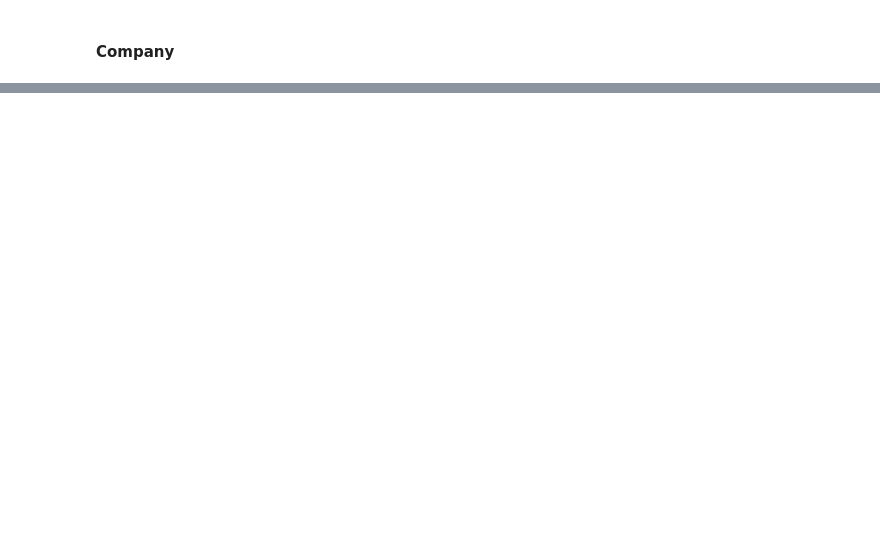
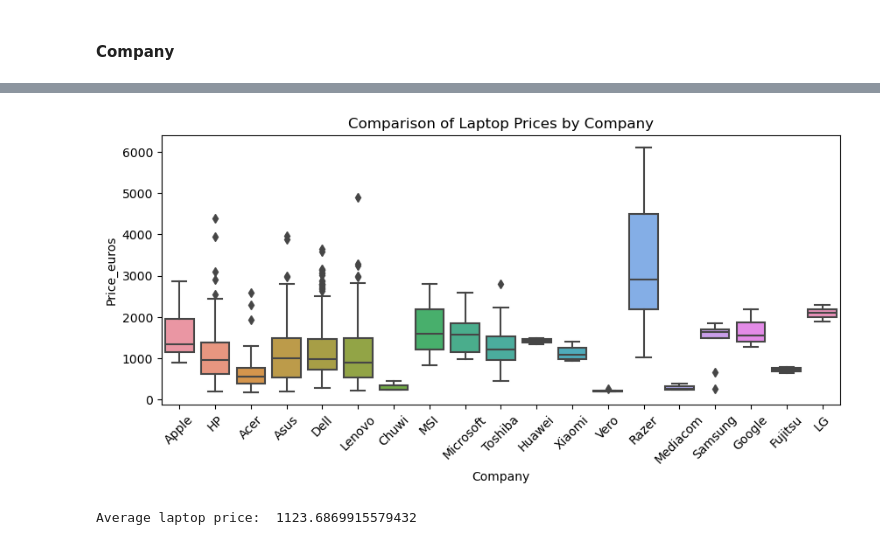
Before and after one commit to Lughaidh-w/Laptop-Price-Prediction, a Jupyter notebook: data_cleaning.ipynb, the cells around one changed output, grey strips where cells are left out. Cells and saved outputs as stored; diff of their text form; code cells hidden in the pictures; blank space fills up the shorter version.

```diff
--- a/data_cleaning.ipynb
+++ b/data_cleaning.ipynb
@@ -112,3 +120,17 @@ def initial_histogram(df, var, h, w):
+# %%
+def boxplots(df, x, y="Price_euros",h=4, w=10):
+    plt.figure(figsize=(w, h))
+    sns.boxplot(data=df, x=x, y=y)
+
+    # Set labels and title
+    plt.xlabel(string_format(x))
+    plt.ylabel(y)
+    plt.title(f'Comparison of Laptop Prices by {string_format(x)}')
+
+
+    plt.xticks(rotation=45)
+
+    plt.show()
 # %% [markdown]
 ### Further exploration and wrangling
 # %% [markdown]
@@ -140,0 +200,18 @@ df.head()
+# %%
+# looking at the distributions a few things are seen:
+
+# 'Razer' stands out as having a large spread, although it only has 7 entries
+# suggests that the actual quartile ranges of an average razer laptop isn't captured and more data is needed
+# and with more data outliers could be identified
+
+# there is a difference in means which should be investigated
+# if there is a statistical significance in the mean differences of some of the categories then 'Company' may be a good indicator of price
+# it's also likely that the signal from 'Company' is encoded in other variables like 'Product'
+boxplots(df, "Company")
+# %% [output]
+[figure, added]
+# %%
+# the average laptop price is €1123
+print("Average laptop price: ", df["Price_euros"].mean())
+# %% [output]
+Average laptop price:  1123.6869915579432
```
Also changed, not shown: parts of 10 cells of this notebook, 1 other file.
